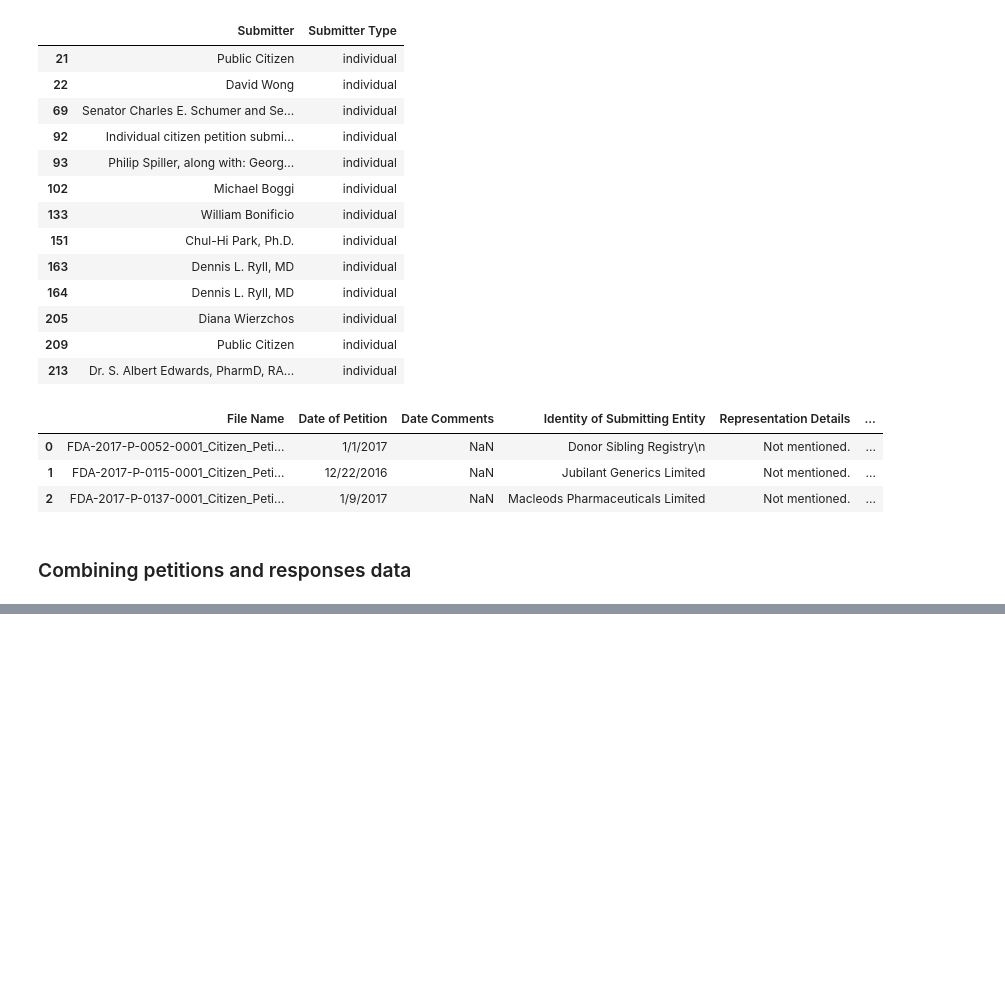
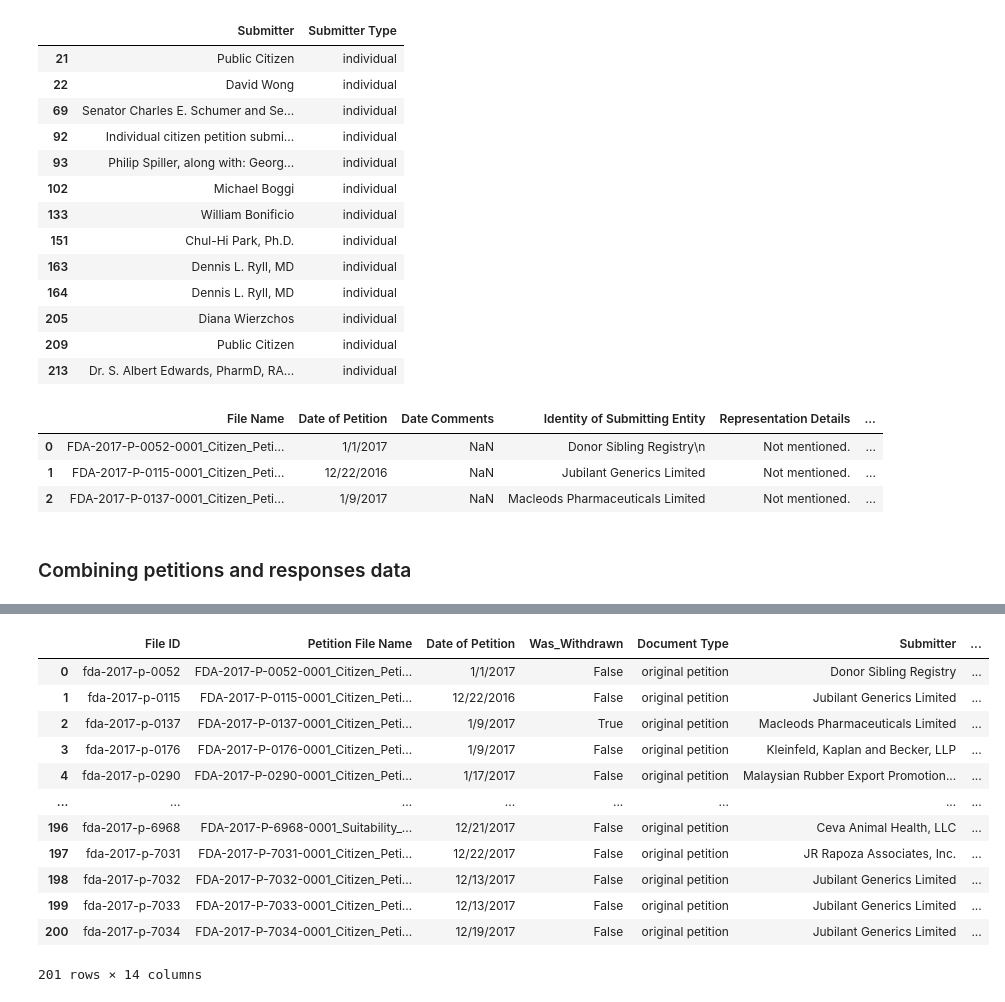
Before and after one commit to aanht/ucb-fda-citizen-project, a Jupyter notebook: FDA_Citizen_Cleaning_Data.ipynb, the cells around one changed output, grey strips where cells are left out. Drawn from its saved outputs; the diff is of its cells as text; code cells hidden in the pictures; blank space fills up the shorter version.

```diff
--- a/FDA_Citizen_Cleaning_Data.ipynb
+++ b/FDA_Citizen_Cleaning_Data.ipynb
@@ -297 +366,49 @@ petitions_2017_main.to_csv("petitions_2017_main.csv", index=False)
+# %%
+def find_correct_pairs(group):
+    # (parameter) group: subset dataframe of long_df (merged); this subset df is long_df grouped by file id and date of petition ->
+    # get a subset of original petit and reconsideration
+    petition_date = group["Date of Petition"].iloc[0]
+    valid_resp = group[pd.to_datetime(group["Date of Response"], errors="coerce") > pd.to_datetime(petition_date, errors="coerce")]
+
+    # Within the valid responses, find the earliest interim
+    interims = valid_resp[valid_resp['Response to Petition'].str.lower().str.contains("interim", na=False)]
+    earliest_interim_date = interims["Date of Response"].min()
+
+    # within the valid responses, find the latest FINAL decision (non-interim)
+    finals = valid_resp[~valid_resp["Response to Petition"].str.lower().str.contains("interim", na=False)]
+    latest_final_date = finals["Date of Response"].max()
+
+    # "the fix" get the final decision w/ that (above ^) latest final date
+    final_decision_text = finals.loc[finals["Date of Response"] == latest_final_date, "Response to Petition"].iloc[0] if not finals.empty else None
+
+    # return a series w/ the results for the specific group
+    return pd.Series({
+        "Interim Response Date": earliest_interim_date,
+        "Final Decision": final_decision_text,
+        "Last Response Date": latest_final_date
+        # You can add more columns here (e.g., justification text)
+    })
+
+aggregated_responses = long_df.groupby(["File ID", "Date of Petition"]).apply(find_correct_pairs).reset_index()
+final_df = pd.merge(
+    petitions_2017_main,
+    aggregated_responses,
+    on=['File ID', 'Date of Petition'],
+    how='left'
+)
+final_df
+# %% [output]
+|  | File ID | Petition File Name | Date of Petition | Was_Withdrawn | Document Type | Submitter | ... |
+| 0 | fda-2017-p-0052 | FDA-2017-P-0052-0001_Citizen_Peti... | 1/1/2017 | False | original petition | Donor Sibling Registry | ... |
+| 1 | fda-2017-p-0115 | FDA-2017-P-0115-0001_Citizen_Peti... | 12/22/2016 | False | original petition | Jubilant Generics Limited | ... |
+| 2 | fda-2017-p-0137 | FDA-2017-P-0137-0001_Citizen_Peti... | 1/9/2017 | True | original petition | Macleods Pharmaceuticals Limited | ... |
+| 3 | fda-2017-p-0176 | FDA-2017-P-0176-0001_Citizen_Peti... | 1/9/2017 | False | original petition | Kleinfeld, Kaplan and Becker, LLP | ... |
+| 4 | fda-2017-p-0290 | FDA-2017-P-0290-0001_Citizen_Peti... | 1/17/2017 | False | original petition | Malaysian Rubber Export Promotion... | ... |
+| ... | ... | ... | ... | ... | ... | ... | ... |
+| 196 | fda-2017-p-6968 | FDA-2017-P-6968-0001_Suitability_... | 12/21/2017 | False | original petition | Ceva Animal Health, LLC | ... |
+| 197 | fda-2017-p-7031 | FDA-2017-P-7031-0001_Citizen_Peti... | 12/22/2017 | False | original petition | JR Rapoza Associates, Inc. | ... |
+| 198 | fda-2017-p-7032 | FDA-2017-P-7032-0001_Citizen_Peti... | 12/13/2017 | False | original petition | Jubilant Generics Limited | ... |
+| 199 | fda-2017-p-7033 | FDA-2017-P-7033-0001_Citizen_Peti... | 12/13/2017 | False | original petition | Jubilant Generics Limited | ... |
+| 200 | fda-2017-p-7034 | FDA-2017-P-7034-0001_Citizen_Peti... | 12/19/2017 | False | original petition | Jubilant Generics Limited | ... |
+201 rows × 14 columns
 # %%
```
Also changed, not shown: parts of 18 cells of this notebook, 1 other file.
